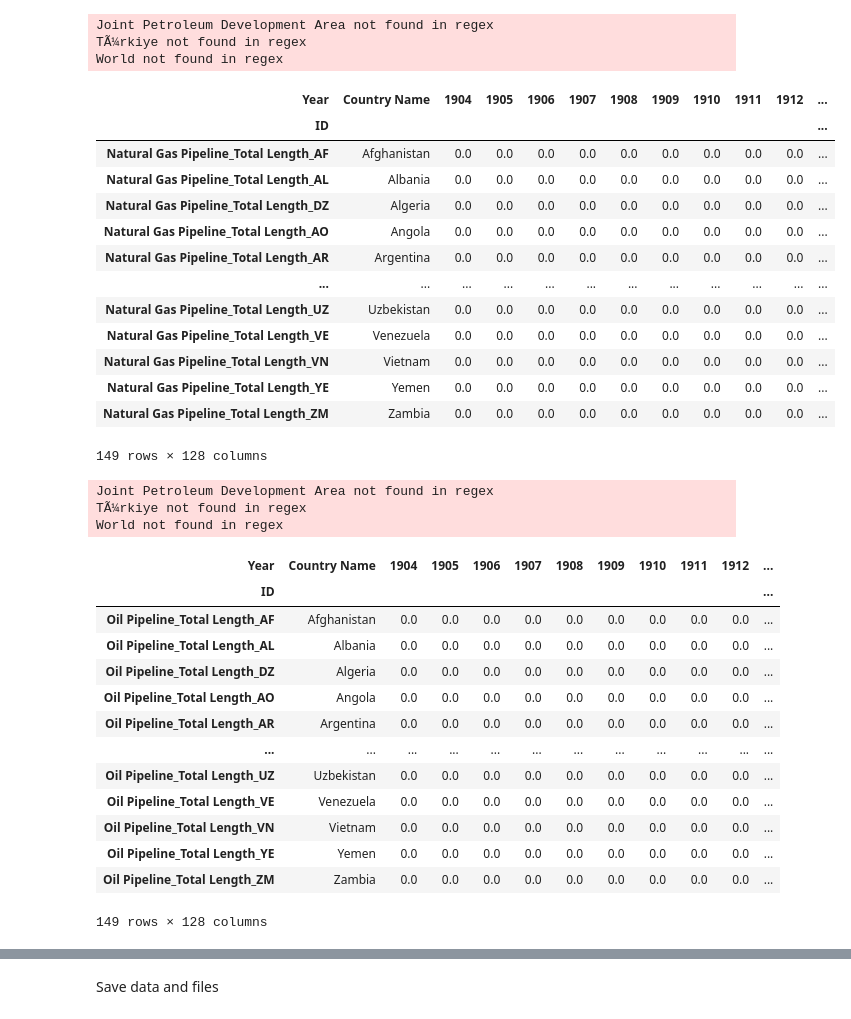
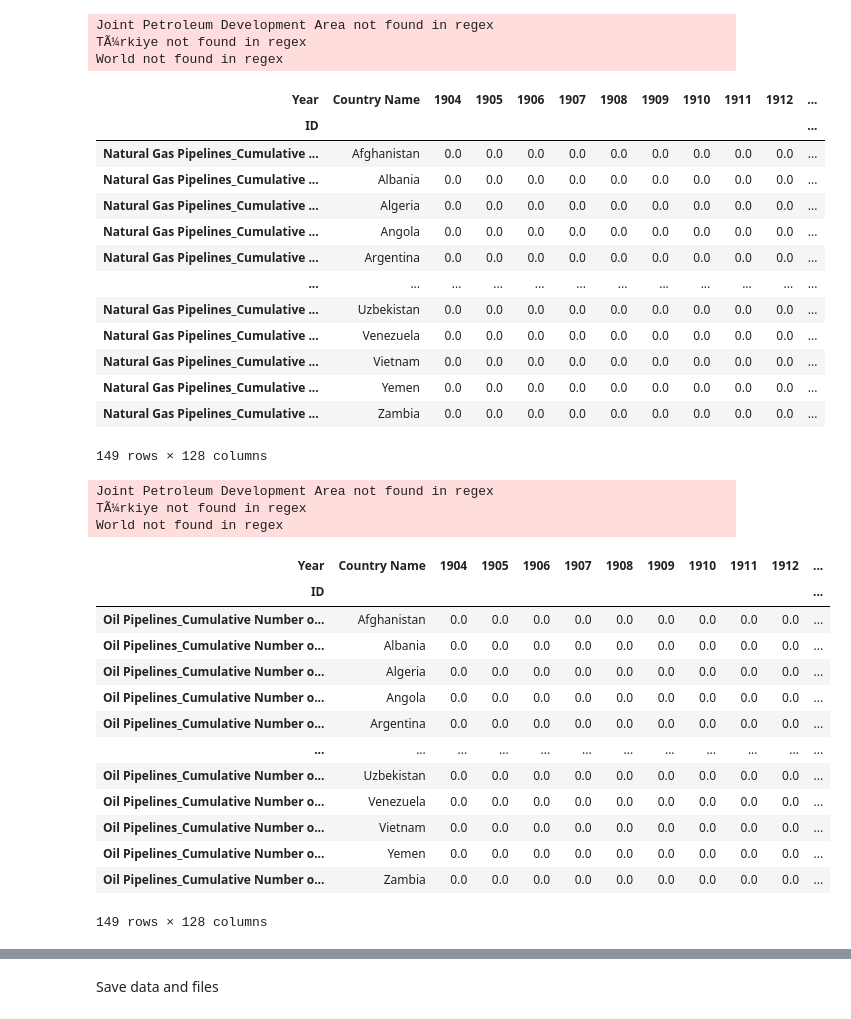
Before and after one commit to jennagreene22/HATCH_data, a Jupyter notebook: reading_files/read_pipelines.ipynb, the cells around one changed output, grey strips where cells are left out. Drawn from its saved outputs; the diff is of its cells as text; code cells hidden in the pictures.

```diff
--- a/reading_files/read_pipelines.ipynb
+++ b/reading_files/read_pipelines.ipynb
@@ -88,28 +88,28 @@ Joint Petroleum Development Area not found in regex
 TÃ¼rkiye not found in regex
 World not found in regex
 # %%
-gas_df_pivot['Technology Name'] = 'Natural Gas Pipeline'
+gas_df_pivot['Technology Name'] = 'Natural Gas Pipelines'
 gas_df_pivot['Data Source'] = 'Roberts et al (in preparation)'
 gas_df_pivot['Unit'] = 'km'
-gas_df_pivot['Metric'] = 'Total Length'
+gas_df_pivot['Metric'] = 'Cumulative Number of Units'
 gas_df_pivot['Spatial Scale'] = 'National'
 gas_df_pivot['ID'] = gas_df_pivot['Technology Name'] + '_' + gas_df_pivot['Metric'] + '_' + gas_df_pivot['Country Code']
 gas_df_pivot = gas_df_pivot.rename(columns = {'Country': 'Country Name'})
 gas_df_pivot.set_index('ID', inplace=False, drop = False)
 # %% [output]
 | Year | Country Name | 1904 | 1905 | 1906 | 1907 | 1908 | 1909 | 1910 | 1911 | 1912 | ... |
 | ID |  |  |  |  |  |  |  |  |  |  | ... |
-| Natural Gas Pipeline_Total Length_AF | Afghanistan | 0.0 | 0.0 | 0.0 | 0.0 | 0.0 | 0.0 | 0.0 | 0.0 | 0.0 | ... |
-| Natural Gas Pipeline_Total Length_AL | Albania | 0.0 | 0.0 | 0.0 | 0.0 | 0.0 | 0.0 | 0.0 | 0.0 | 0.0 | ... |
-| Natural Gas Pipeline_Total Length_DZ | Algeria | 0.0 | 0.0 | 0.0 | 0.0 | 0.0 | 0.0 | 0.0 | 0.0 | 0.0 | ... |
-| Natural Gas Pipeline_Total Length_AO | Angola | 0.0 | 0.0 | 0.0 | 0.0 | 0.0 | 0.0 | 0.0 | 0.0 | 0.0 | ... |
-| Natural Gas Pipeline_Total Length_AR | Argentina | 0.0 | 0.0 | 0.0 | 0.0 | 0.0 | 0.0 | 0.0 | 0.0 | 0.0 | ... |
+| Natural Gas Pipelines_Cumulative ... | Afghanistan | 0.0 | 0.0 | 0.0 | 0.0 | 0.0 | 0.0 | 0.0 | 0.0 | 0.0 | ... |
+| Natural Gas Pipelines_Cumulative ... | Albania | 0.0 | 0.0 | 0.0 | 0.0 | 0.0 | 0.0 | 0.0 | 0.0 | 0.0 | ... |
+| Natural Gas Pipelines_Cumulative ... | Algeria | 0.0 | 0.0 | 0.0 | 0.0 | 0.0 | 0.0 | 0.0 | 0.0 | 0.0 | ... |
+| Natural Gas Pipelines_Cumulative ... | Angola | 0.0 | 0.0 | 0.0 | 0.0 | 0.0 | 0.0 | 0.0 | 0.0 | 0.0 | ... |
+| Natural Gas Pipelines_Cumulative ... | Argentina | 0.0 | 0.0 | 0.0 | 0.0 | 0.0 | 0.0 | 0.0 | 0.0 | 0.0 | ... |
 | ... | ... | ... | ... | ... | ... | ... | ... | ... | ... | ... | ... |
-| Natural Gas Pipeline_Total Length_UZ | Uzbekistan | 0.0 | 0.0 | 0.0 | 0.0 | 0.0 | 0.0 | 0.0 | 0.0 | 0.0 | ... |
-| Natural Gas Pipeline_Total Length_VE | Venezuela | 0.0 | 0.0 | 0.0 | 0.0 | 0.0 | 0.0 | 0.0 | 0.0 | 0.0 | ... |
-| Natural Gas Pipeline_Total Length_VN | Vietnam | 0.0 | 0.0 | 0.0 | 0.0 | 0.0 | 0.0 | 0.0 | 0.0 | 0.0 | ... |
-| Natural Gas Pipeline_Total Length_YE | Yemen | 0.0 | 0.0 | 0.0 | 0.0 | 0.0 | 0.0 | 0.0 | 0.0 | 0.0 | ... |
-| Natural Gas Pipeline_Total Length_ZM | Zambia | 0.0 | 0.0 | 0.0 | 0.0 | 0.0 | 0.0 | 0.0 | 0.0 | 0.0 | ... |
+| Natural Gas Pipelines_Cumulative ... | Uzbekistan | 0.0 | 0.0 | 0.0 | 0.0 | 0.0 | 0.0 | 0.0 | 0.0 | 0.0 | ... |
+| Natural Gas Pipelines_Cumulative ... | Venezuela | 0.0 | 0.0 | 0.0 | 0.0 | 0.0 | 0.0 | 0.0 | 0.0 | 0.0 | ... |
+| Natural Gas Pipelines_Cumulative ... | Vietnam | 0.0 | 0.0 | 0.0 | 0.0 | 0.0 | 0.0 | 0.0 | 0.0 | 0.0 | ... |
+| Natural Gas Pipelines_Cumulative ... | Yemen | 0.0 | 0.0 | 0.0 | 0.0 | 0.0 | 0.0 | 0.0 | 0.0 | 0.0 | ... |
+| Natural Gas Pipelines_Cumulative ... | Zambia | 0.0 | 0.0 | 0.0 | 0.0 | 0.0 | 0.0 | 0.0 | 0.0 | 0.0 | ... |
 149 rows × 128 columns
 # %%
 oil_df_pivot = oil_df.pivot_table(index = 'Country', columns = 'Year', values = 'Value', fill_value = 0)
@@ -124,10 +124,10 @@ Joint Petroleum Development Area not found in regex
 TÃ¼rkiye not found in regex
 World not found in regex
 # %%
-oil_df_pivot['Technology Name'] = 'Oil Pipeline'
+oil_df_pivot['Technology Name'] = 'Oil Pipelines'
 oil_df_pivot['Data Source'] = 'Roberts et al (in preparation)'
 oil_df_pivot['Unit'] = 'km'
-oil_df_pivot['Metric'] = 'Total Length'
+oil_df_pivot['Metric'] = 'Cumulative Number of Units'
 oil_df_pivot['Spatial Scale'] = 'National'
 oil_df_pivot['ID'] = oil_df_pivot['Technology Name'] + '_' + oil_df_pivot['Metric'] + '_' + oil_df_pivot['Country Code']
 oil_df_pivot = oil_df_pivot.rename(columns = {'Country': 'Country Name'})
@@ -135,17 +135,17 @@ oil_df_pivot.set_index('ID', inplace=False, drop = False)
 # %% [output]
 | Year | Country Name | 1904 | 1905 | 1906 | 1907 | 1908 | 1909 | 1910 | 1911 | 1912 | ... |
 | ID |  |  |  |  |  |  |  |  |  |  | ... |
-| Oil Pipeline_Total Length_AF | Afghanistan | 0.0 | 0.0 | 0.0 | 0.0 | 0.0 | 0.0 | 0.0 | 0.0 | 0.0 | ... |
-| Oil Pipeline_Total Length_AL | Albania | 0.0 | 0.0 | 0.0 | 0.0 | 0.0 | 0.0 | 0.0 | 0.0 | 0.0 | ... |
-| Oil Pipeline_Total Length_DZ | Algeria | 0.0 | 0.0 | 0.0 | 0.0 | 0.0 | 0.0 | 0.0 | 0.0 | 0.0 | ... |
-| Oil Pipeline_Total Length_AO | Angola | 0.0 | 0.0 | 0.0 | 0.0 | 0.0 | 0.0 | 0.0 | 0.0 | 0.0 | ... |
-| Oil Pipeline_Total Length_AR | Argentina | 0.0 | 0.0 | 0.0 | 0.0 | 0.0 | 0.0 | 0.0 | 0.0 | 0.0 | ... |
+| Oil Pipelines_Cumulative Number o... | Afghanistan | 0.0 | 0.0 | 0.0 | 0.0 | 0.0 | 0.0 | 0.0 | 0.0 | 0.0 | ... |
+| Oil Pipelines_Cumulative Number o... | Albania | 0.0 | 0.0 | 0.0 | 0.0 | 0.0 | 0.0 | 0.0 | 0.0 | 0.0 | ... |
+| Oil Pipelines_Cumulative Number o... | Algeria | 0.0 | 0.0 | 0.0 | 0.0 | 0.0 | 0.0 | 0.0 | 0.0 | 0.0 | ... |
+| Oil Pipelines_Cumulative Number o... | Angola | 0.0 | 0.0 | 0.0 | 0.0 | 0.0 | 0.0 | 0.0 | 0.0 | 0.0 | ... |
+| Oil Pipelines_Cumulative Number o... | Argentina | 0.0 | 0.0 | 0.0 | 0.0 | 0.0 | 0.0 | 0.0 | 0.0 | 0.0 | ... |
 | ... | ... | ... | ... | ... | ... | ... | ... | ... | ... | ... | ... |
-| Oil Pipeline_Total Length_UZ | Uzbekistan | 0.0 | 0.0 | 0.0 | 0.0 | 0.0 | 0.0 | 0.0 | 0.0 | 0.0 | ... |
-| Oil Pipeline_Total Length_VE | Venezuela | 0.0 | 0.0 | 0.0 | 0.0 | 0.0 | 0.0 | 0.0 | 0.0 | 0.0 | ... |
-| Oil Pipeline_Total Length_VN | Vietnam | 0.0 | 0.0 | 0.0 | 0.0 | 0.0 | 0.0 | 0.0 | 0.0 | 0.0 | ... |
-| Oil Pipeline_Total Length_YE | Yemen | 0.0 | 0.0 | 0.0 | 0.0 | 0.0 | 0.0 | 0.0 | 0.0 | 0.0 | ... |
-| Oil Pipeline_Total Length_ZM | Zambia | 0.0 | 0.0 | 0.0 | 0.0 | 0.0 | 0.0 | 0.0 | 0.0 | 0.0 | ... |
+| Oil Pipelines_Cumulative Number o... | Uzbekistan | 0.0 | 0.0 | 0.0 | 0.0 | 0.0 | 0.0 | 0.0 | 0.0 | 0.0 | ... |
+| Oil Pipelines_Cumulative Number o... | Venezuela | 0.0 | 0.0 | 0.0 | 0.0 | 0.0 | 0.0 | 0.0 | 0.0 | 0.0 | ... |
+| Oil Pipelines_Cumulative Number o... | Vietnam | 0.0 | 0.0 | 0.0 | 0.0 | 0.0 | 0.0 | 0.0 | 0.0 | 0.0 | ... |
+| Oil Pipelines_Cumulative Number o... | Yemen | 0.0 | 0.0 | 0.0 | 0.0 | 0.0 | 0.0 | 0.0 | 0.0 | 0.0 | ... |
+| Oil Pipelines_Cumulative Number o... | Zambia | 0.0 | 0.0 | 0.0 | 0.0 | 0.0 | 0.0 | 0.0 | 0.0 | 0.0 | ... |
 149 rows × 128 columns
 # %%
 co2_pipelines_df = co2_pipelines_df.drop(['USA and Canada'], axis = 1)
```
Also changed, not shown: parts of 1 cell of this notebook, 9 other files.
